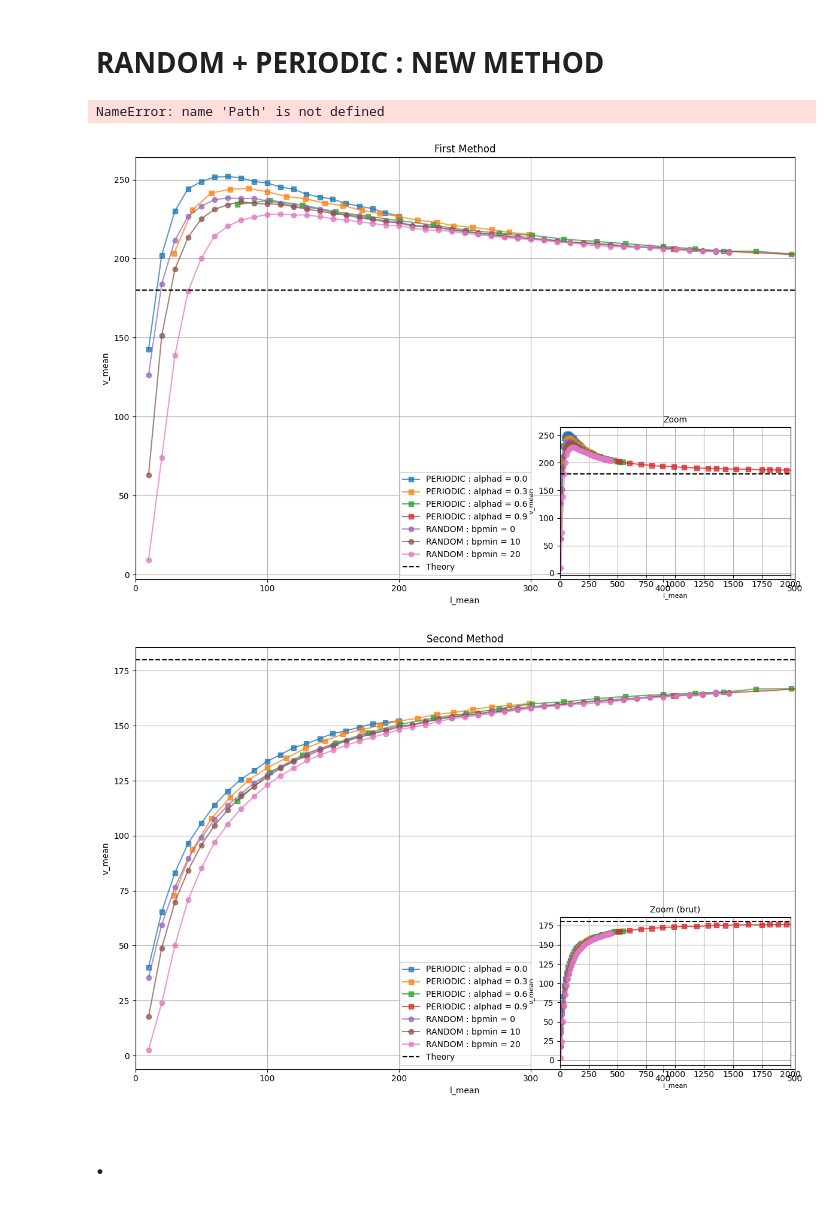
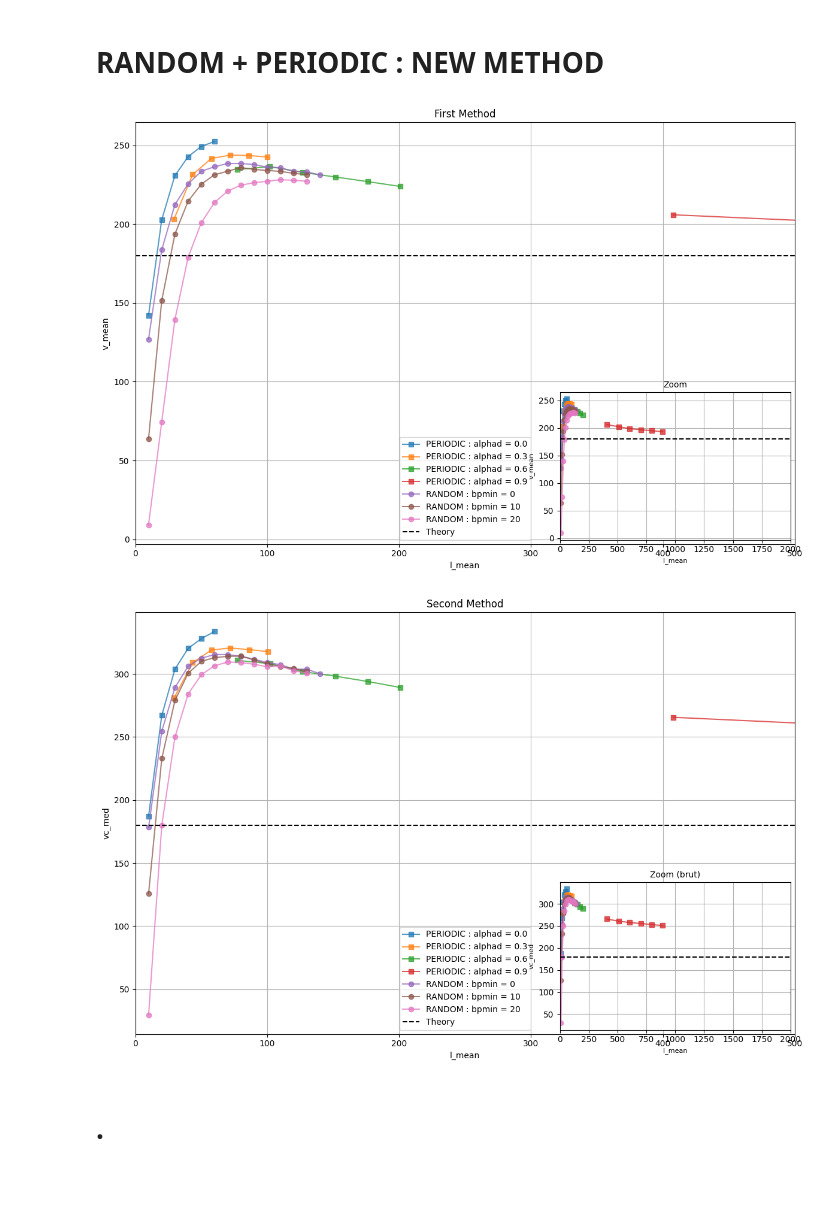
Before and after one commit to npelletbossot/Workspace, a Jupyter notebook: notebooks/one_step/post_processing/compaction.ipynb, the cells around one changed output. Cells and saved outputs as stored; diff of their text form; code cells hidden in the pictures.

```diff
--- a/notebooks/one_step/post_processing/compaction.ipynb
+++ b/notebooks/one_step/post_processing/compaction.ipynb
@@ -1,3 +15,10 @@
+# %%
+# ─────────────────────────────────────────────
+# ROOT
+# ─────────────────────────────────────────────
+
+root = Path("/home/nicolas/Documents/Workspace/nucleo/outputs/COMPACTION__PSMN__2026-04-10")
+paths = [str(p) for p in root.rglob("*.parquet")]               # root + all levels of depth
 # %% [markdown]
 # RANDOM - DATA
 # %%
@@ -499,21 +503,5 @@ alphad = 1.00 - alpha_value = 1.00 - [1.0, 1.0, 1.0, 1.0, 1.0, 1.0, 1.0, 1.0, 1.
 # %% [markdown]
 # RANDOM + PERIODIC : NEW METHOD
-# %%
-root = Path(
-    "/home/nicolas/Documents/Workspace/nucleo/outputs/2026-03-31__PSMN/nucleo__compactionrandom_2/algorithm=one_step__fact=False__factmode=none__destroy=True__landscape=random__s=35__l=30__bpmin=20__mu=150__theta=20__alphad=0.00e+00__alphar=0.00e+00__kB=1.00e+00__kU=0.00e+00__nt=10000__"
-)
-df = pl.read_parquet(root)
-
-x = df["vc_points"][0].to_numpy()
-y = df["vc_distrib"][0].to_numpy()
-
-plt.figure(figsize=(8,6))
-plt.plot(x,y)
-plt.grid(True, which="both", alpha=0.3)
-plt.loglog(True)
-plt.show()
-# %% [output]
-NameError: name 'Path' is not defined
 # %%
 # ─────────────────────────────────────────────
 # LIBRAIRIES
@@ -656,13 +636,13 @@ ax_inset.grid(True)
 plt.tight_layout()
 plt.show()
 # %% [output]
-[figure, old version]
+[figure, new version]
 # %%
 # ─────────────────────────────────────────────
 # FIGURE - SECOND METHOD
 # ─────────────────────────────────────────────
 
-v_to_plot   = "v_mean"
+v_to_plot   = "vc_med"
 theo_value  = mu_selected
 
 
@@ -690,33 +670,33 @@ ax.set_xlabel("l_mean")
 ax.set_ylabel(v_to_plot)
 ax.legend(loc="lower center")
 ax.grid(True)
 
 
 # ── Inset ─────────────────────────────────────
 
 ax_inset = inset_axes(ax, width="35%", height="35%", loc="lower right")
 
 for group in df_periodic.partition_by("alphad", as_dict=False):
     l_mean  = group["l_mean"].to_numpy()
     vc      = group[v_to_plot].to_numpy()
     ax_inset.plot(l_mean, vc, marker="s", ls="-", alpha=0.75)
 
 for group in df_random.partition_by("bpmin", as_dict=False):
     l_mean  = group["l"].to_numpy()
     vc      = group[v_to_plot].to_numpy()
     ax_inset.plot(l_mean, vc, marker="o", ls="-", alpha=0.75)
 
 ax_inset.axhline(theo_value, c="k", ls="--", label="Theory")
 ax_inset.set_xlim([0, xlim_sub])
 ax_inset.set_xlabel("l_mean", fontsize=8)
 ax_inset.set_ylabel(v_to_plot, fontsize=8)
 ax_inset.set_title("Zoom (brut)", fontsize=10)
 ax_inset.grid(True)
 
 
 plt.tight_layout()
 plt.show()
 # %% [output]
-[figure, old version]
+[figure, new version]
 # %% [markdown]
 # .
```
Also changed, not shown: parts of 8 cells of this notebook, 5 other files.
